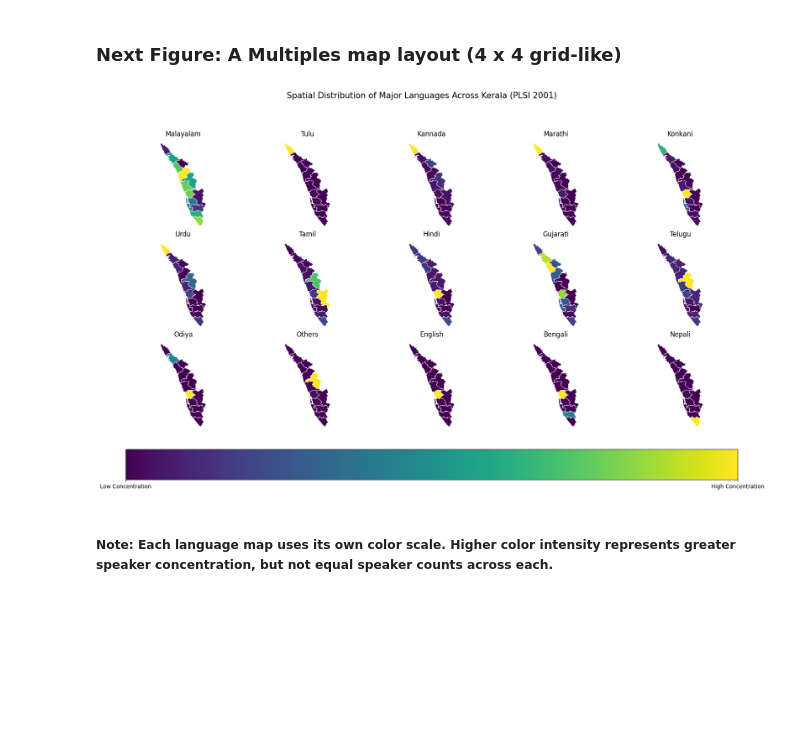
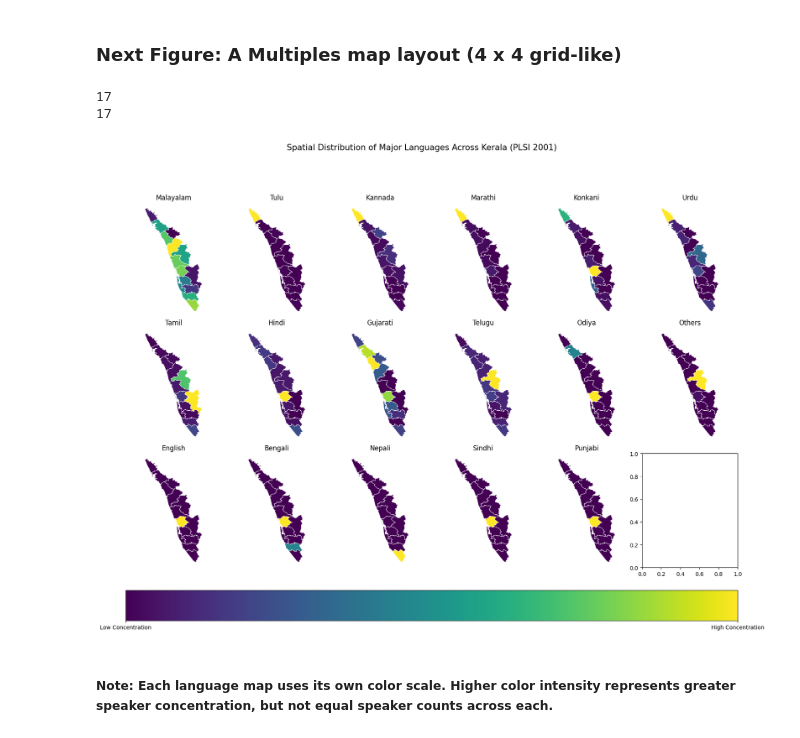
Before and after one commit to squishridyvi/Geographical-Distribution-Mapping-of-Dravidian-Languages-, a Jupyter notebook: Geographical Distribution of Dravidian Languages.ipynb, the cells around one changed output. Saved outputs shown, nothing was run; the diff lists cells and outputs as text; code cells hidden in the pictures; blank space fills up the shorter version.

Commit message:
Add files via upload
added Sindhi, Punjabi PLSI maps and to multiples map layout

```diff
--- a/Geographical Distribution of Dravidian Languages.ipynb
+++ b/Geographical Distribution of Dravidian Languages.ipynb
@@ -2003,0 +2055,3 @@ ax.set_title(
+# %%
+punjabi_dist_kerala_plsi_df = pd.read_csv("punjabi_perc_district_mapping_2001_plsi.csv")
+punjabi_dist_kerala_plsi_df
@@ -2003,0 +2074,3 @@ ax.set_title(
+# %%
+merged_punjabi = all_districts.merge(punjabi_dist_kerala_plsi_df, left_on="NAME_2", right_on="district")
+merged_punjabi.head()
@@ -2006,46 +2104,52 @@ ax.set_title(
 # %%
 ## Note:
 # %%
-all_maps = [merged_malayalam, merged_tulu, merged_kannada, merged_marathi, merged_konkani, merged_urdu, merged_tamil, merged_hindi, merged_gujarati, merged_telugu, merged_odiya, merged_others, merged_english, merged_bengali, merged_nepali]
+all_maps = [merged_malayalam, merged_tulu, merged_kannada, merged_marathi, merged_konkani, merged_urdu, merged_tamil, merged_hindi, merged_gujarati, merged_telugu, merged_odiya, merged_others, merged_english, merged_bengali, merged_nepali, merged_sindhi, merged_punjabi]
+# %%
+print(len(all_maps))
+print(len(titles))
+# %% [output]
+17
+17
 # %%
 # list for each title of each map
-titles = ["Malayalam", "Tulu", "Kannada", "Marathi", "Konkani", "Urdu", "Tamil", "Hindi", "Gujarati", "Telugu", "Odiya", "Others", "English", "Bengali", "Nepali"]
+titles = ["Malayalam", "Tulu", "Kannada", "Marathi", "Konkani", "Urdu", "Tamil", "Hindi", "Gujarati", "Telugu", "Odiya", "Others", "English", "Bengali", "Nepali", "Sindhi", "Punjabi"]
 # %%
-fig, ax = plt.subplots(3, 5, figsize=(20,12))
+fig, ax = plt.subplots(3, 6, figsize=(20,15))
 
 for map_data, title, subplot in zip(all_maps, titles, ax.flatten()):
 
     map_data.plot(
         ax=subplot,
         column="speakers",
         legend=False,
         edgecolor="white",
         linewidth=0.5,
         legend_kwds={"label": "Speaker Population (2001 Census)", "orientation": "horizontal"}
 
     );
 
     subplot.set_title(title);
     subplot.axis('off')
 
 #print(type(graph))
 
 fig.subplots_adjust(wspace=0.08, hspace=0.1)
 fig.suptitle("Spatial Distribution of Major Languages Across Kerala (PLSI 2001)", fontsize=15);
 
 ## adding a visual gradient
 
 cmap = cm.viridis
 #cax = ax.
 
 # add a ScalarMappable object
 sm = cm.ScalarMappable(cmap=cmap)
 cbar = fig.colorbar(sm, orientation="horizontal", ax=ax, pad=0.05, ticks=None);
 cbar.set_ticks([0, 1], labels=['Low Concentration', 'High Concentration'])
 
 #colorizer = mpl.colors.(cmap='viridis')
 # %% [output]
-[figure, old version]
+[figure, new version]
 # %% [markdown]
 ##### Note: Each language map uses its own color scale. Higher color intensity represents greater speaker concentration, but not equal speaker counts across each.
 # %% [markdown]
```
Also changed, not shown: parts of 9 cells of this notebook.
